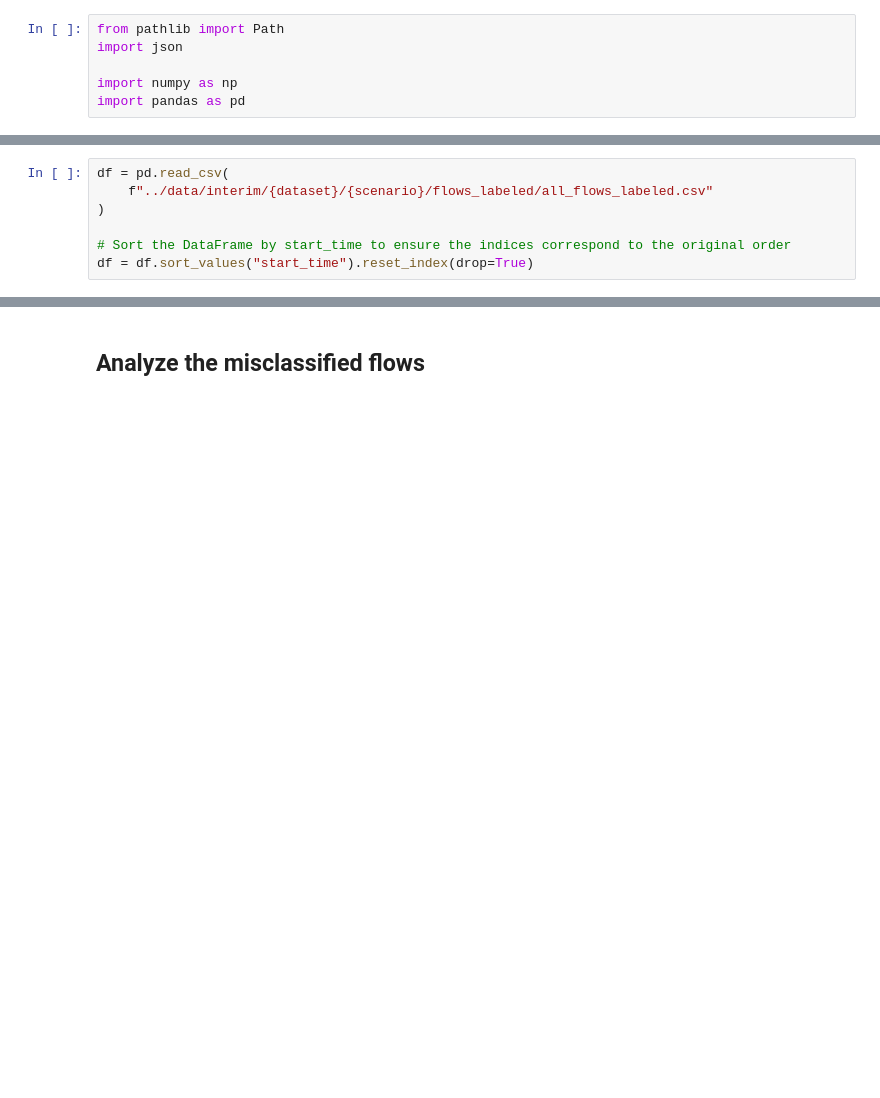
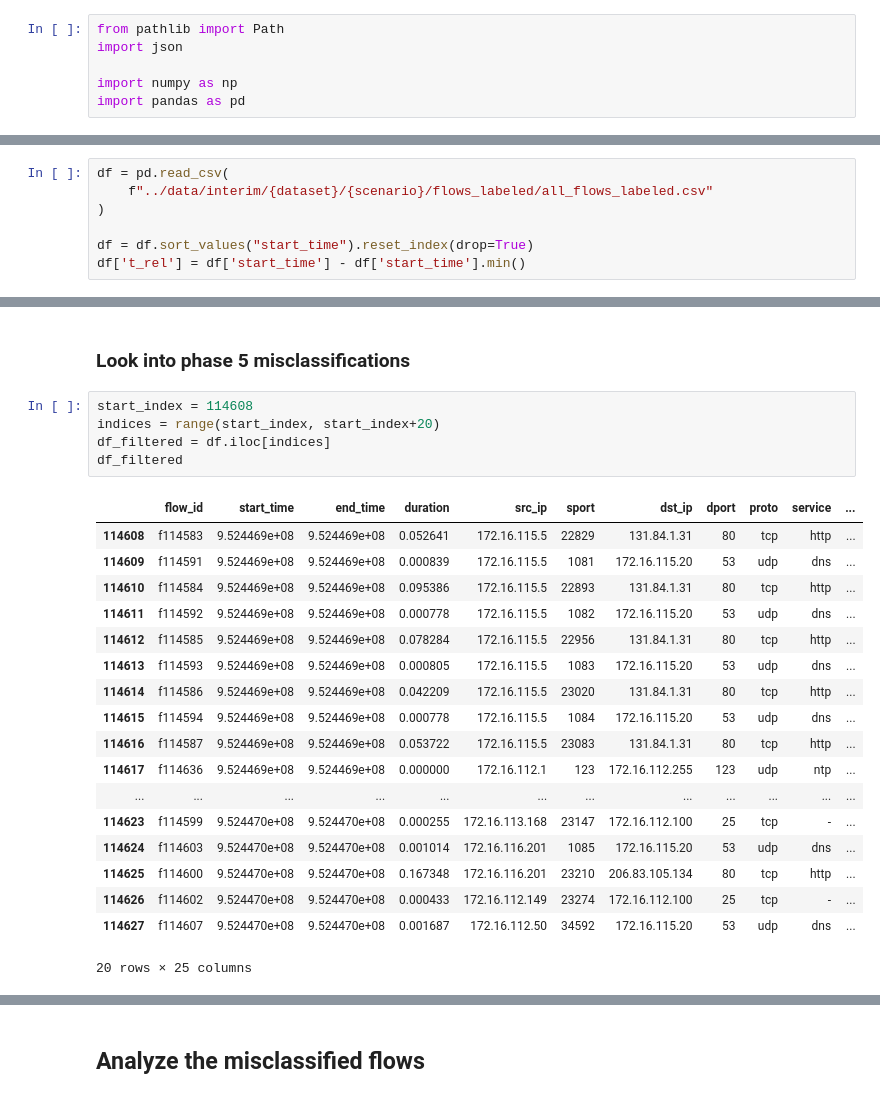
Before and after one commit to sofiaburkow/DeepChronos, a Jupyter notebook: notebooks/analyze_misclassifications.ipynb, the cells around one changed output, grey strips where cells are left out. Drawn from its saved outputs; the diff is of its cells as text; blank space fills up the shorter version.

```diff
--- a/notebooks/analyze_misclassifications.ipynb
+++ b/notebooks/analyze_misclassifications.ipynb
@@ -33,5 +35,5 @@ df = pd.read_csv(
     f"../data/interim/{dataset}/{scenario}/flows_labeled/all_flows_labeled.csv"
 )
 
-# Sort the DataFrame by start_time to ensure the indices correspond to the original order
 df = df.sort_values("start_time").reset_index(drop=True)
+df['t_rel'] = df['start_time'] - df['start_time'].min()
@@ -59,0 +123,26 @@ mis_df
+# %% [markdown]
+### Look into phase 5 misclassifications
+# %%
+start_index = 114608
+indices = range(start_index, start_index+20)
+df_filtered = df.iloc[indices]
+df_filtered
+# %% [output]
+|  | flow_id | start_time | end_time | duration | src_ip | sport | dst_ip | dport | proto | service | ... |
+| 114608 | f114583 | 9.524469e+08 | 9.524469e+08 | 0.052641 | 172.16.115.5 | 22829 | 131.84.1.31 | 80 | tcp | http | ... |
+| 114609 | f114591 | 9.524469e+08 | 9.524469e+08 | 0.000839 | 172.16.115.5 | 1081 | 172.16.115.20 | 53 | udp | dns | ... |
+| 114610 | f114584 | 9.524469e+08 | 9.524469e+08 | 0.095386 | 172.16.115.5 | 22893 | 131.84.1.31 | 80 | tcp | http | ... |
+| 114611 | f114592 | 9.524469e+08 | 9.524469e+08 | 0.000778 | 172.16.115.5 | 1082 | 172.16.115.20 | 53 | udp | dns | ... |
+| 114612 | f114585 | 9.524469e+08 | 9.524469e+08 | 0.078284 | 172.16.115.5 | 22956 | 131.84.1.31 | 80 | tcp | http | ... |
+| 114613 | f114593 | 9.524469e+08 | 9.524469e+08 | 0.000805 | 172.16.115.5 | 1083 | 172.16.115.20 | 53 | udp | dns | ... |
+| 114614 | f114586 | 9.524469e+08 | 9.524469e+08 | 0.042209 | 172.16.115.5 | 23020 | 131.84.1.31 | 80 | tcp | http | ... |
+| 114615 | f114594 | 9.524469e+08 | 9.524469e+08 | 0.000778 | 172.16.115.5 | 1084 | 172.16.115.20 | 53 | udp | dns | ... |
+| 114616 | f114587 | 9.524469e+08 | 9.524469e+08 | 0.053722 | 172.16.115.5 | 23083 | 131.84.1.31 | 80 | tcp | http | ... |
+| 114617 | f114636 | 9.524469e+08 | 9.524469e+08 | 0.000000 | 172.16.112.1 | 123 | 172.16.112.255 | 123 | udp | ntp | ... |
+| ... | ... | ... | ... | ... | ... | ... | ... | ... | ... | ... | ... |
+| 114623 | f114599 | 9.524470e+08 | 9.524470e+08 | 0.000255 | 172.16.113.168 | 23147 | 172.16.112.100 | 25 | tcp | - | ... |
+| 114624 | f114603 | 9.524470e+08 | 9.524470e+08 | 0.001014 | 172.16.116.201 | 1085 | 172.16.115.20 | 53 | udp | dns | ... |
+| 114625 | f114600 | 9.524470e+08 | 9.524470e+08 | 0.167348 | 172.16.116.201 | 23210 | 206.83.105.134 | 80 | tcp | http | ... |
+| 114626 | f114602 | 9.524470e+08 | 9.524470e+08 | 0.000433 | 172.16.112.149 | 23274 | 172.16.112.100 | 25 | tcp | - | ... |
+| 114627 | f114607 | 9.524470e+08 | 9.524470e+08 | 0.001687 | 172.16.112.50 | 34592 | 172.16.115.20 | 53 | udp | dns | ... |
+20 rows × 25 columns
```
Also changed, not shown: parts of 34 cells of this notebook, 56 other files.
